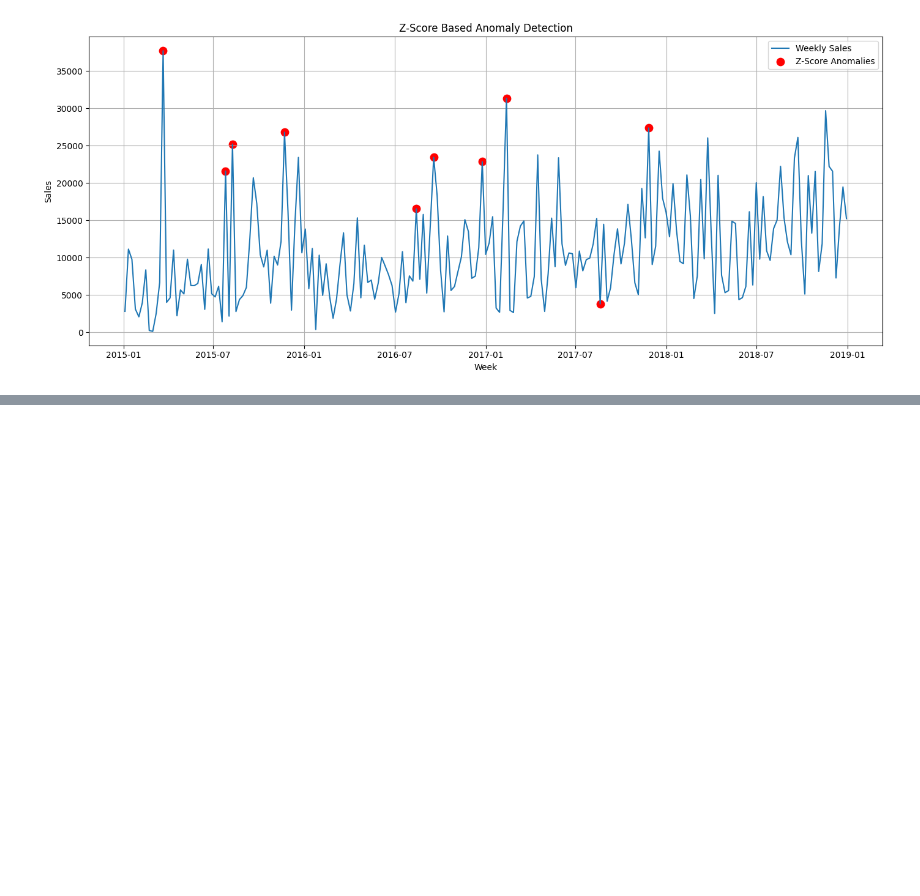
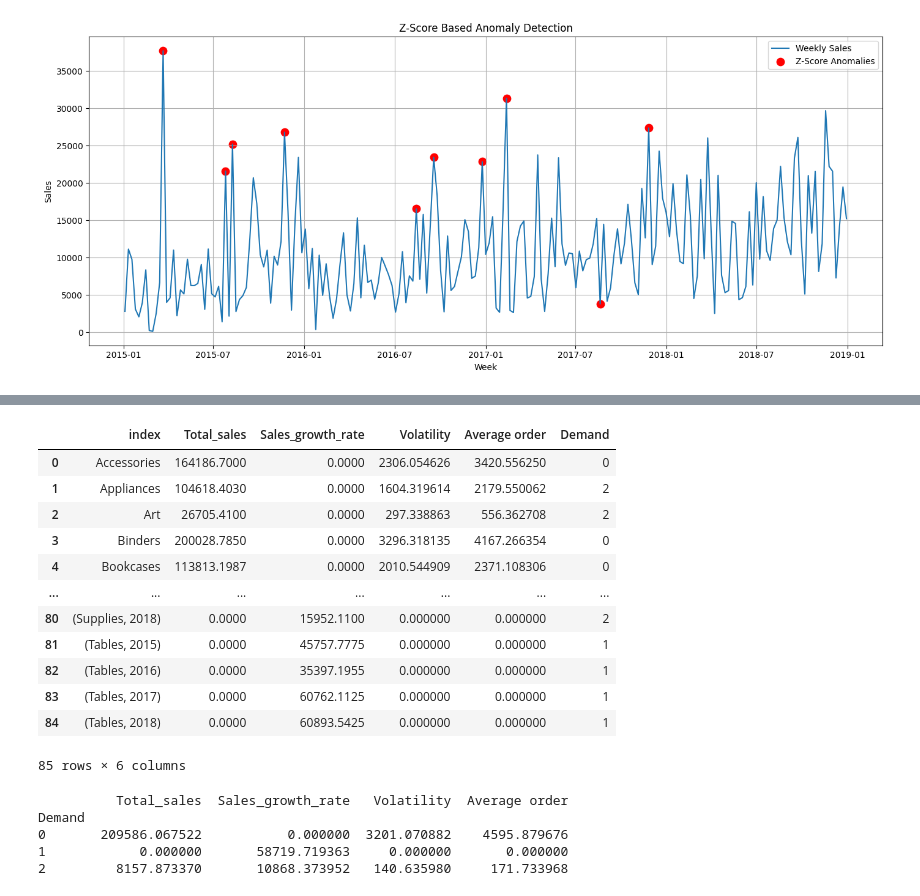
Before and after one commit to Abhieeeh/-End-to-End-Sales-Forecasting-Demand-Intelligence-System, a Jupyter notebook: Notebook/analysis.ipynb, the cells around one changed output, grey strips where cells are left out. Cells and saved outputs as stored; diff of their text form; code cells hidden in the pictures; blank space fills up the shorter version.

```diff
--- a/Notebook/analysis.ipynb
+++ b/Notebook/analysis.ipynb
@@ -799,0 +950,31 @@ plt.show()
+# %%
+# Apply K-Means Clustering to segment products into demand groups
+model=KMeans(n_clusters=3,random_state=42,n_init=10)
+cluster=model.fit_predict(x_scaled)
+# %%
+sub_cat_features["Demand"]=cluster
+# %%
+sub_cat_features
+# %% [output]
+|  | index | Total_sales | Sales_growth_rate | Volatility | Average order | Demand |
+| 0 | Accessories | 164186.7000 | 0.0000 | 2306.054626 | 3420.556250 | 0 |
+| 1 | Appliances | 104618.4030 | 0.0000 | 1604.319614 | 2179.550062 | 2 |
+| 2 | Art | 26705.4100 | 0.0000 | 297.338863 | 556.362708 | 2 |
+| 3 | Binders | 200028.7850 | 0.0000 | 3296.318135 | 4167.266354 | 0 |
+| 4 | Bookcases | 113813.1987 | 0.0000 | 2010.544909 | 2371.108306 | 0 |
+| ... | ... | ... | ... | ... | ... | ... |
+| 80 | (Supplies, 2018) | 0.0000 | 15952.1100 | 0.000000 | 0.000000 | 2 |
+| 81 | (Tables, 2015) | 0.0000 | 45757.7775 | 0.000000 | 0.000000 | 1 |
+| 82 | (Tables, 2016) | 0.0000 | 35397.1955 | 0.000000 | 0.000000 | 1 |
+| 83 | (Tables, 2017) | 0.0000 | 60762.1125 | 0.000000 | 0.000000 | 1 |
+| 84 | (Tables, 2018) | 0.0000 | 60893.5425 | 0.000000 | 0.000000 | 1 |
+85 rows × 6 columns
+# %%
+cluster_summary = sub_cat_features.groupby("Demand").mean(numeric_only=True)
+print(cluster_summary)
+# %% [output]
+          Total_sales  Sales_growth_rate   Volatility  Average order
+Demand
+0       209586.067522           0.000000  3201.070882    4595.879676
+1            0.000000       58719.719363     0.000000       0.000000
+2         8157.873370       10868.373952   140.635980     171.733968
```
Also changed, not shown: parts of 19 cells of this notebook, 3 other files.
